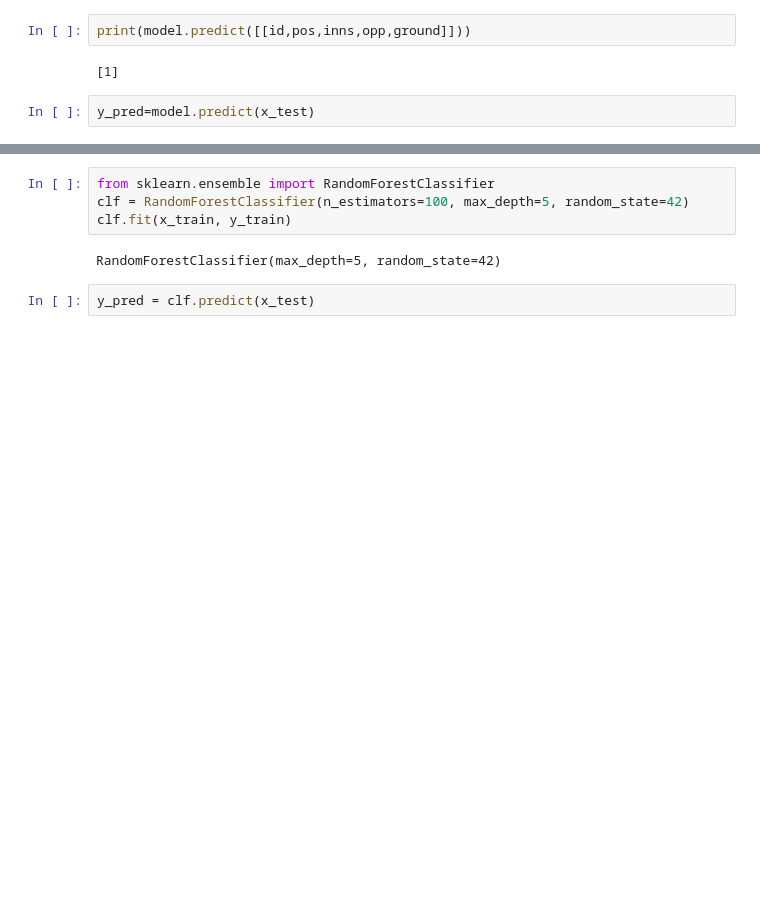
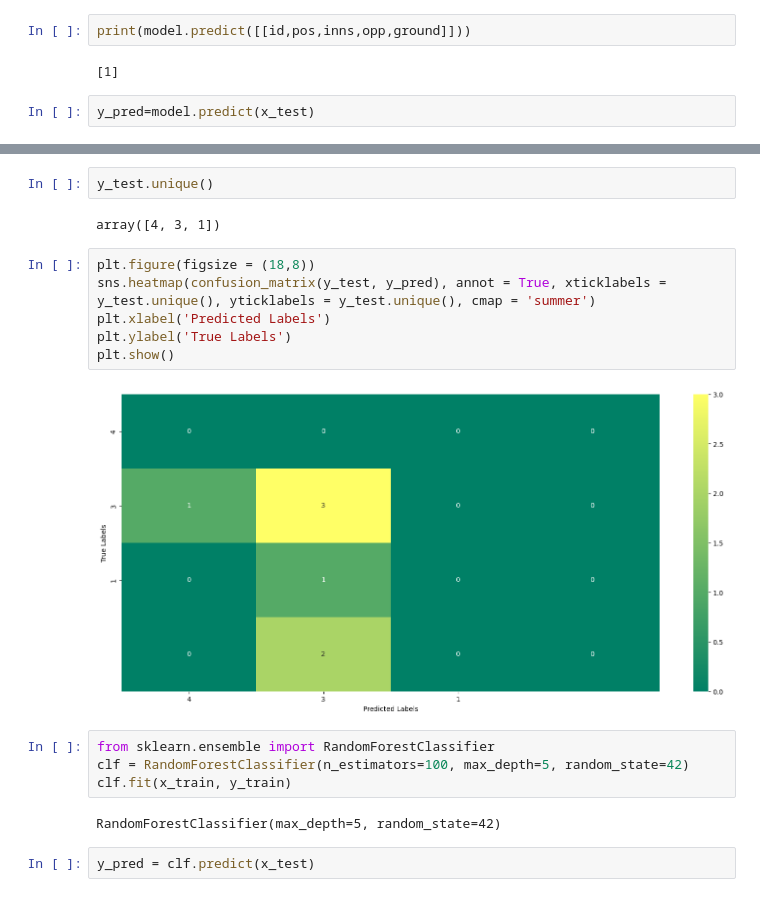
Before and after one commit to Ashrockzzz2003/Cricket_Best_11_Prediction, a Jupyter notebook: predicting_Dismissal.ipynb, the cells around one changed output, grey strips where cells are left out. Drawn from its saved outputs; the diff is of its cells as text; blank space fills up the shorter version.

```diff
--- a/predicting_Dismissal.ipynb
+++ b/predicting_Dismissal.ipynb
@@ -911,3 +889,15 @@ Accuracy: 0.3383152173913043
+# %%
+y_test.unique()
+# %% [output]
+array([4, 3, 1])
+# %%
+plt.figure(figsize = (18,8))
+sns.heatmap(confusion_matrix(y_test, y_pred), annot = True, xticklabels = y_test.unique(), yticklabels = y_test.unique(), cmap = 'summer')
+plt.xlabel('Predicted Labels')
+plt.ylabel('True Labels')
+plt.show()
+# %% [output]
+[figure, added]
 # %%
 from sklearn.ensemble import RandomForestClassifier
 clf = RandomForestClassifier(n_estimators=100, max_depth=5, random_state=42)
```
Also changed, not shown: parts of 42 cells of this notebook, 3 other files.
